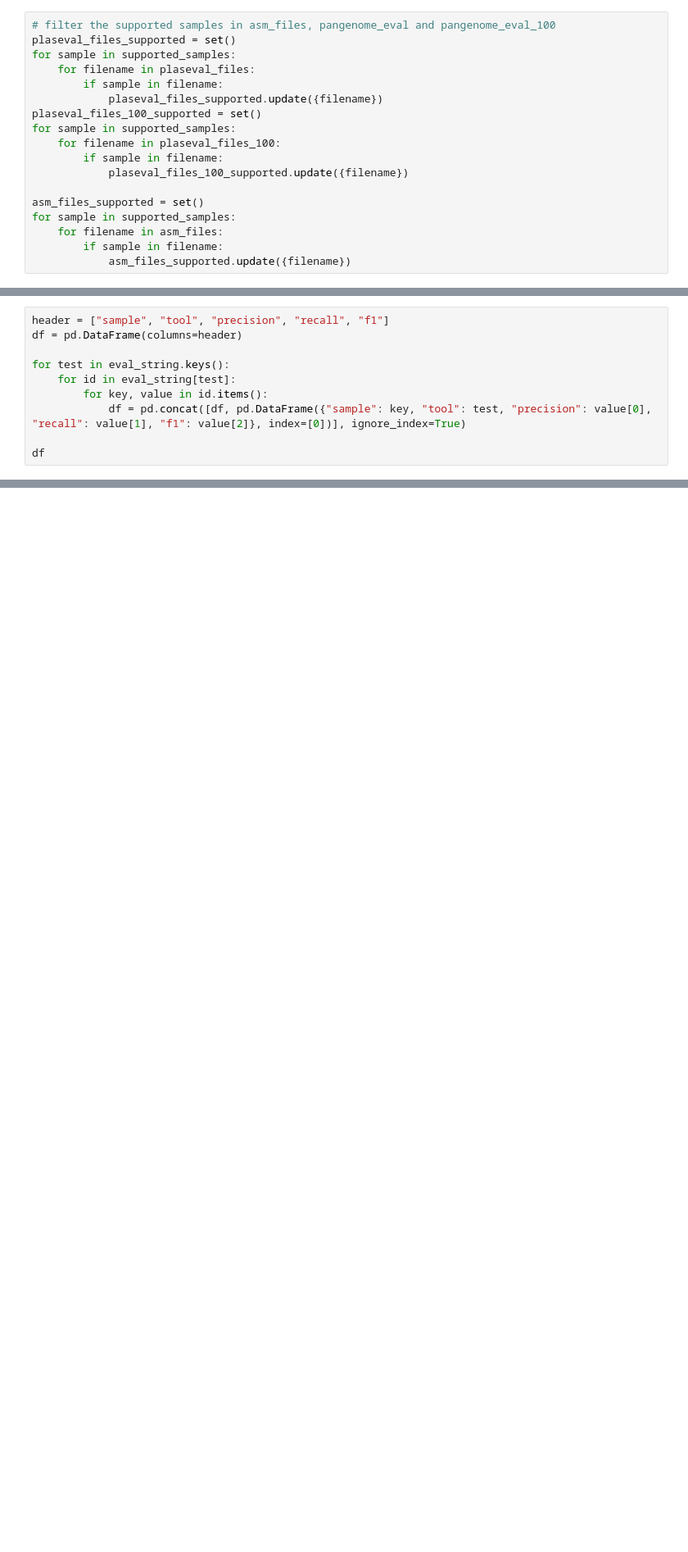
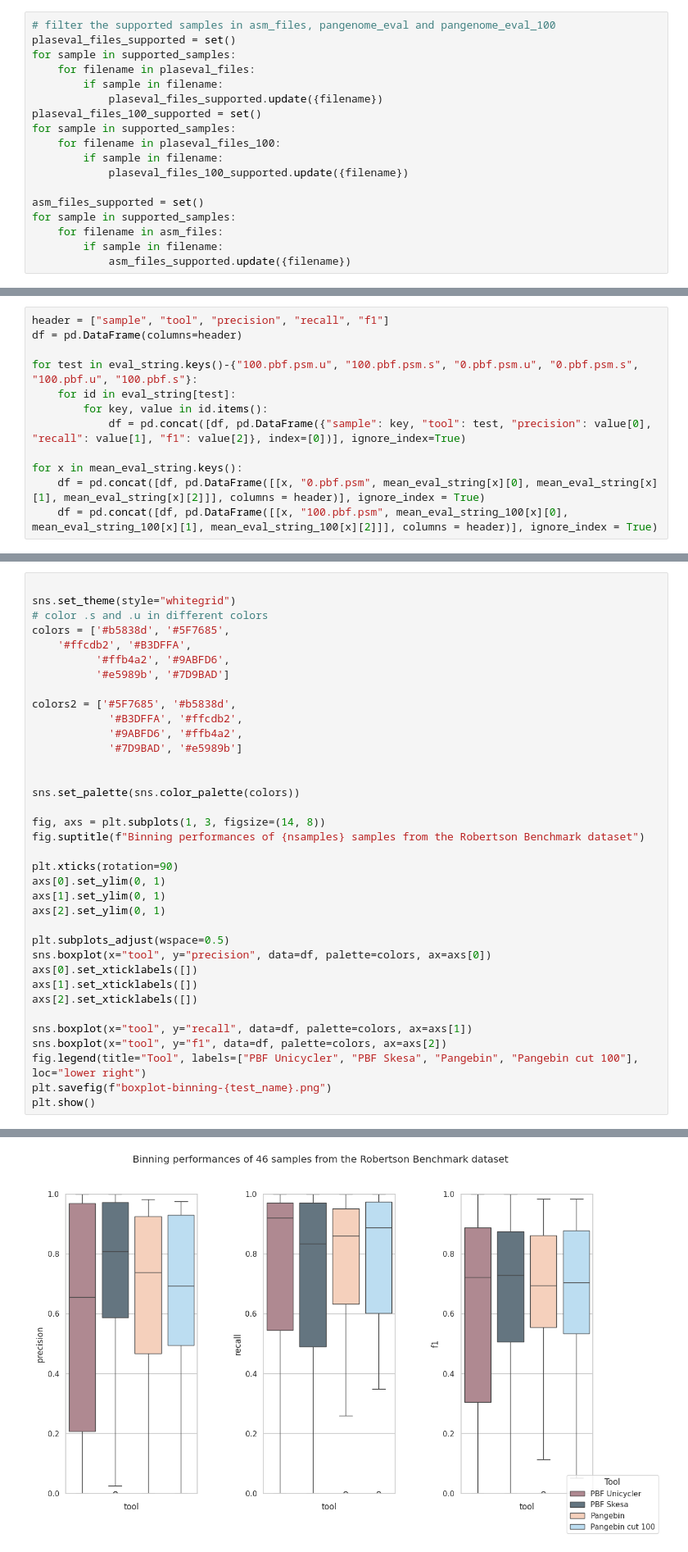
Before and after one commit to msgr0/pangebin, a Jupyter notebook: pangebin-evaluation.ipynb, the cells around one changed output, grey strips where cells are left out. Shown at 82% size. Saved outputs shown, nothing was run; the diff lists cells and outputs as text; blank space fills up the shorter version.

```diff
--- a/pangebin-evaluation.ipynb
+++ b/pangebin-evaluation.ipynb
@@ -433,9 +462,11 @@ df_stats
 header = ["sample", "tool", "precision", "recall", "f1"]
 df = pd.DataFrame(columns=header)
 
-for test in eval_string.keys():
+for test in eval_string.keys()-{"100.pbf.psm.u", "100.pbf.psm.s", "0.pbf.psm.u", "0.pbf.psm.s", "100.pbf.u", "100.pbf.s"}:
     for id in eval_string[test]:
         for key, value in id.items():
             df = pd.concat([df, pd.DataFrame({"sample": key, "tool": test, "precision": value[0], "recall": value[1], "f1": value[2]}, index=[0])], ignore_index=True)
 
-df
+for x in mean_eval_string.keys():
+    df = pd.concat([df, pd.DataFrame([[x, "0.pbf.psm", mean_eval_string[x][0], mean_eval_string[x][1], mean_eval_string[x][2]]], columns = header)], ignore_index = True)
+    df = pd.concat([df, pd.DataFrame([[x, "100.pbf.psm", mean_eval_string_100[x][0], mean_eval_string_100[x][1], mean_eval_string_100[x][2]]], columns = header)], ignore_index = True)
@@ -455,0 +484,37 @@ df
+# %%
+
+sns.set_theme(style="whitegrid")
+# color .s and .u in different colors
+colors = ['#b5838d', '#5F7685',
+    '#ffcdb2', '#B3DFFA',
+          '#ffb4a2', '#9ABFD6',
+          '#e5989b', '#7D9BAD']
+
+colors2 = ['#5F7685', '#b5838d',
+            '#B3DFFA', '#ffcdb2',
+            '#9ABFD6', '#ffb4a2',
+            '#7D9BAD', '#e5989b']
+
+
+sns.set_palette(sns.color_palette(colors))
+
+fig, axs = plt.subplots(1, 3, figsize=(14, 8))
+fig.suptitle(f"Binning performances of {nsamples} samples from the Robertson Benchmark dataset")
+
+plt.xticks(rotation=90)
+axs[0].set_ylim(0, 1)
+axs[1].set_ylim(0, 1)
+axs[2].set_ylim(0, 1)
+
+plt.subplots_adjust(wspace=0.5)
+sns.boxplot(x="tool", y="precision", data=df, palette=colors, ax=axs[0])
+axs[0].set_xticklabels([])
+axs[1].set_xticklabels([])
+axs[2].set_xticklabels([])
+
+sns.boxplot(x="tool", y="recall", data=df, palette=colors, ax=axs[1])
+sns.boxplot(x="tool", y="f1", data=df, palette=colors, ax=axs[2])
+fig.legend(title="Tool", labels=["PBF Unicycler", "PBF Skesa", "Pangebin", "Pangebin cut 100"], loc="lower right")
+plt.savefig(f"boxplot-binning-{test_name}.png")
+plt.show()
+# %% [output]
@@ -456 +532,2 @@ df
+[figure, added]
 # %%
```
Also changed, not shown: parts of 24 cells of this notebook, 12 other files.
